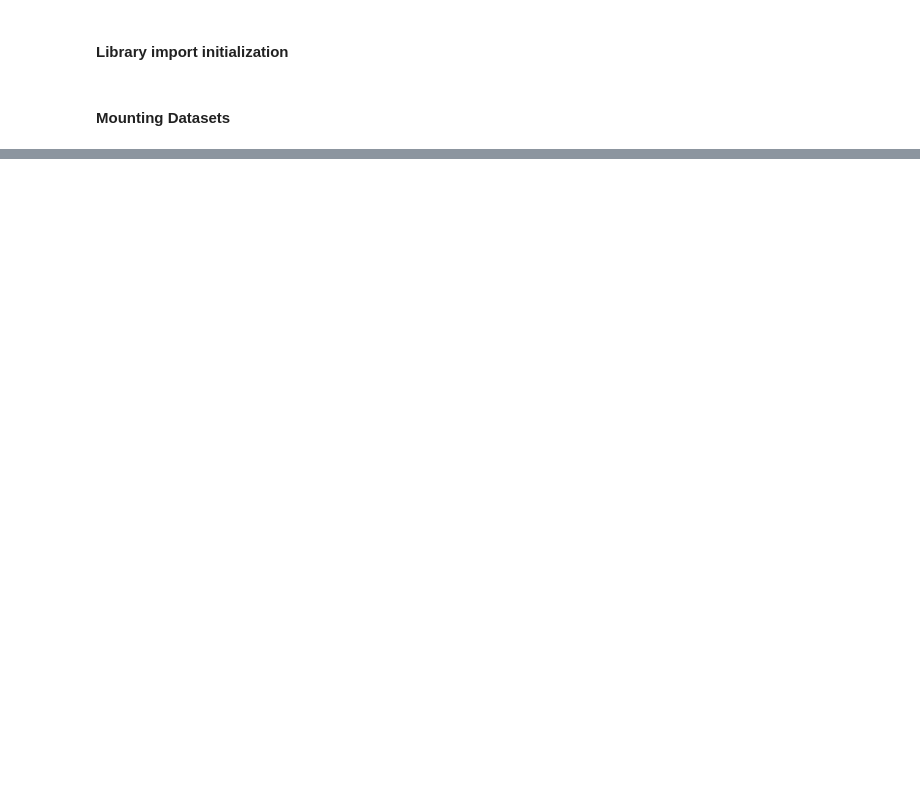
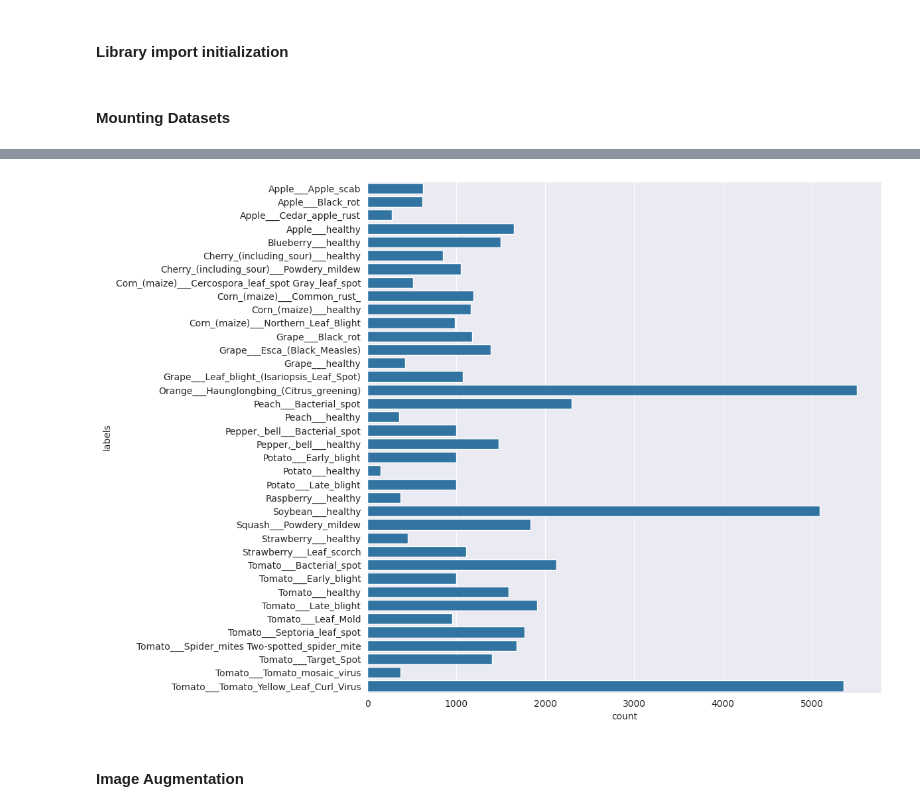
Before and after one commit to Aldi-H/plant-leaf-disease-classification, a Jupyter notebook: plant-leaf-disease-classification.ipynb, the cells around one changed output, grey strips where cells are left out. Drawn from its saved outputs; the diff is of its cells as text; code cells hidden in the pictures; blank space fills up the shorter version.

```diff
--- a/plant-leaf-disease-classification.ipynb
+++ b/plant-leaf-disease-classification.ipynb
@@ -81,0 +87,30 @@ Corn_(maize)___healthy: 1162 images
+# %%
+# Distribution Plot
+
+file_name = []
+labels = []
+full_path = []
+
+for path, subdirs, files in os.walk(dataset_path):
+  for name in files:
+    full_path.append(os.path.join(path, name))
+    labels.append(path.split('/')[-1])
+    file_name.append(name)
+
+distribution_train = pd.DataFrame(
+  {
+    "path": full_path,
+    "file_name": file_name,
+    "labels": labels
+  }
+)
+
+label = distribution_train['labels']
+
+plt.figure(figsize=(10, 10))
+sns.set_style('darkgrid')
+plot_data = sns.countplot(y=label)
+# %% [output]
+[figure, added]
+# %% [markdown]
+#### **Image Augmentation**
```
Also changed, not shown: parts of 9 cells of this notebook.
